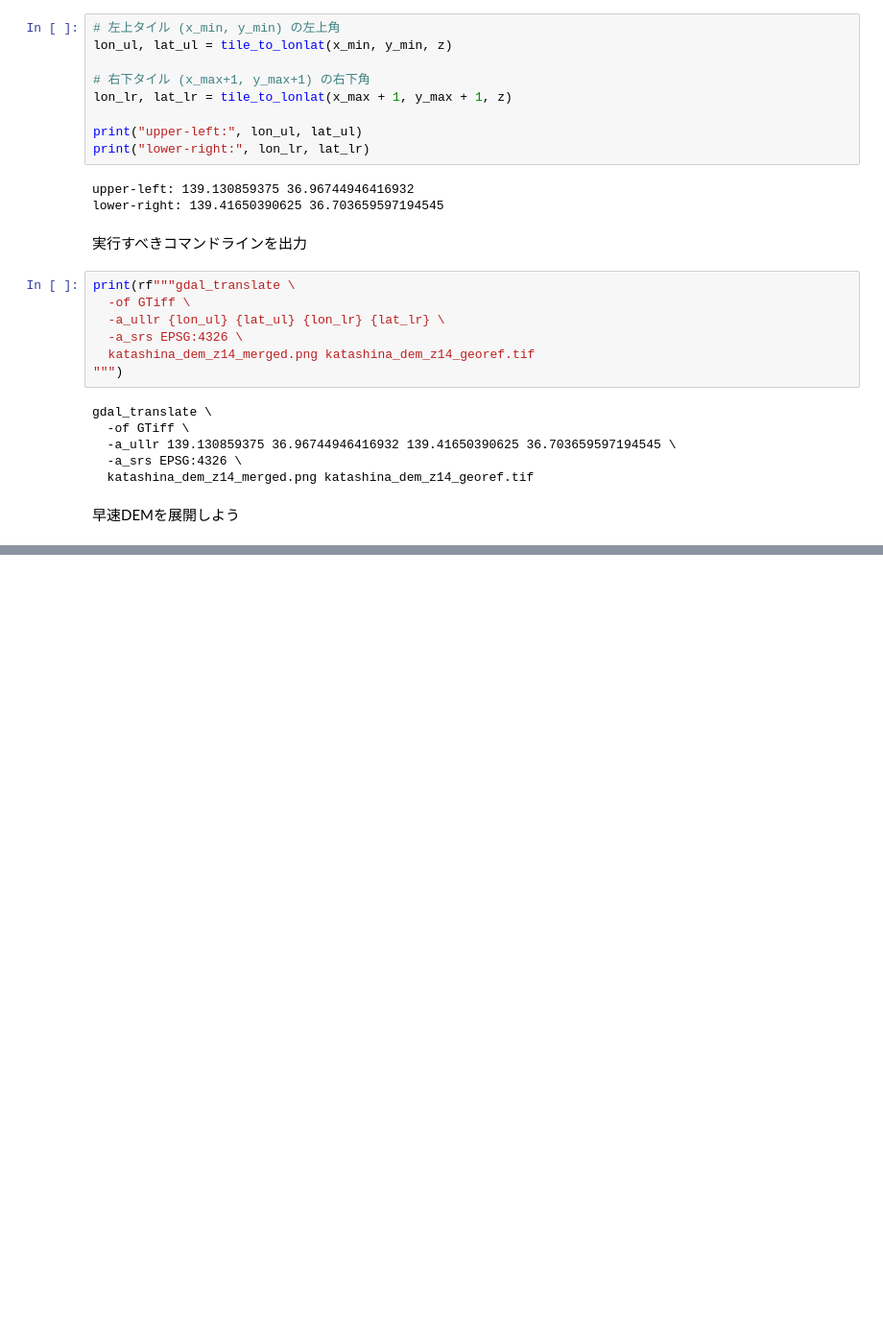
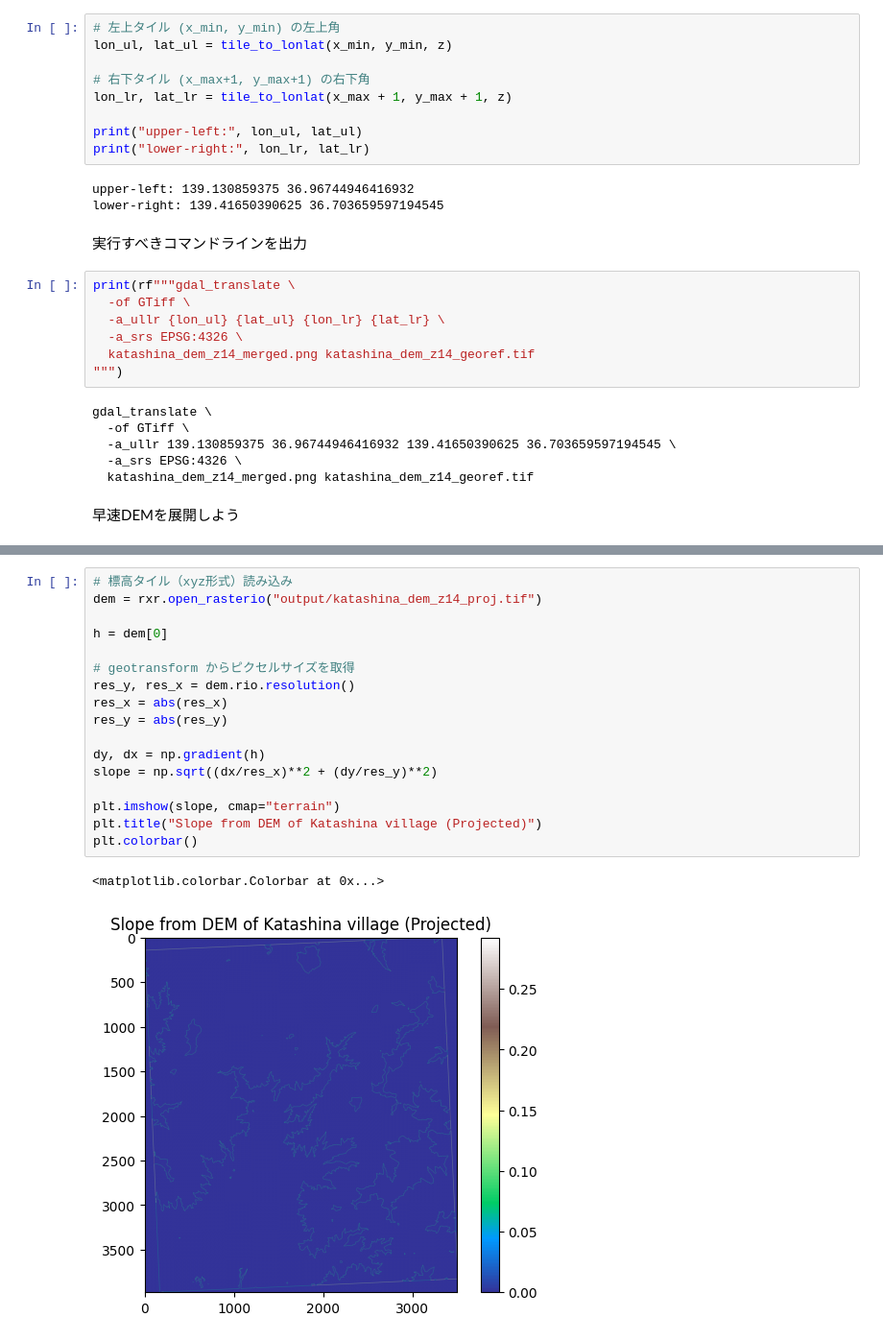
Before and after one commit to susumuishigami/gis-nyumon, a Jupyter notebook: note.ipynb, the cells around one changed output, grey strips where cells are left out. Shown: that part at 96% size. Drawn from its saved outputs; the diff is of its cells as text; blank space fills up the shorter version.

```diff
--- a/note.ipynb
+++ b/note.ipynb
@@ -245,0 +260,20 @@ plt.show()
+# %%
+# 標高タイル（xyz形式）読み込み
+dem = rxr.open_rasterio("output/katashina_dem_z14_proj.tif")
+
+h = dem[0]
+
+# geotransform からピクセルサイズを取得
+res_y, res_x = dem.rio.resolution()
+res_x = abs(res_x)
+res_y = abs(res_y)
+
+dy, dx = np.gradient(h)
+slope = np.sqrt((dx/res_x)**2 + (dy/res_y)**2)
+
+plt.imshow(slope, cmap="terrain")
+plt.title("Slope from DEM of Katashina village (Projected)")
+plt.colorbar()
+# %% [output]
+<matplotlib.colorbar.Colorbar at 0x...>
+[figure, added]
```
Also changed, not shown: parts of 2 cells of this notebook.
